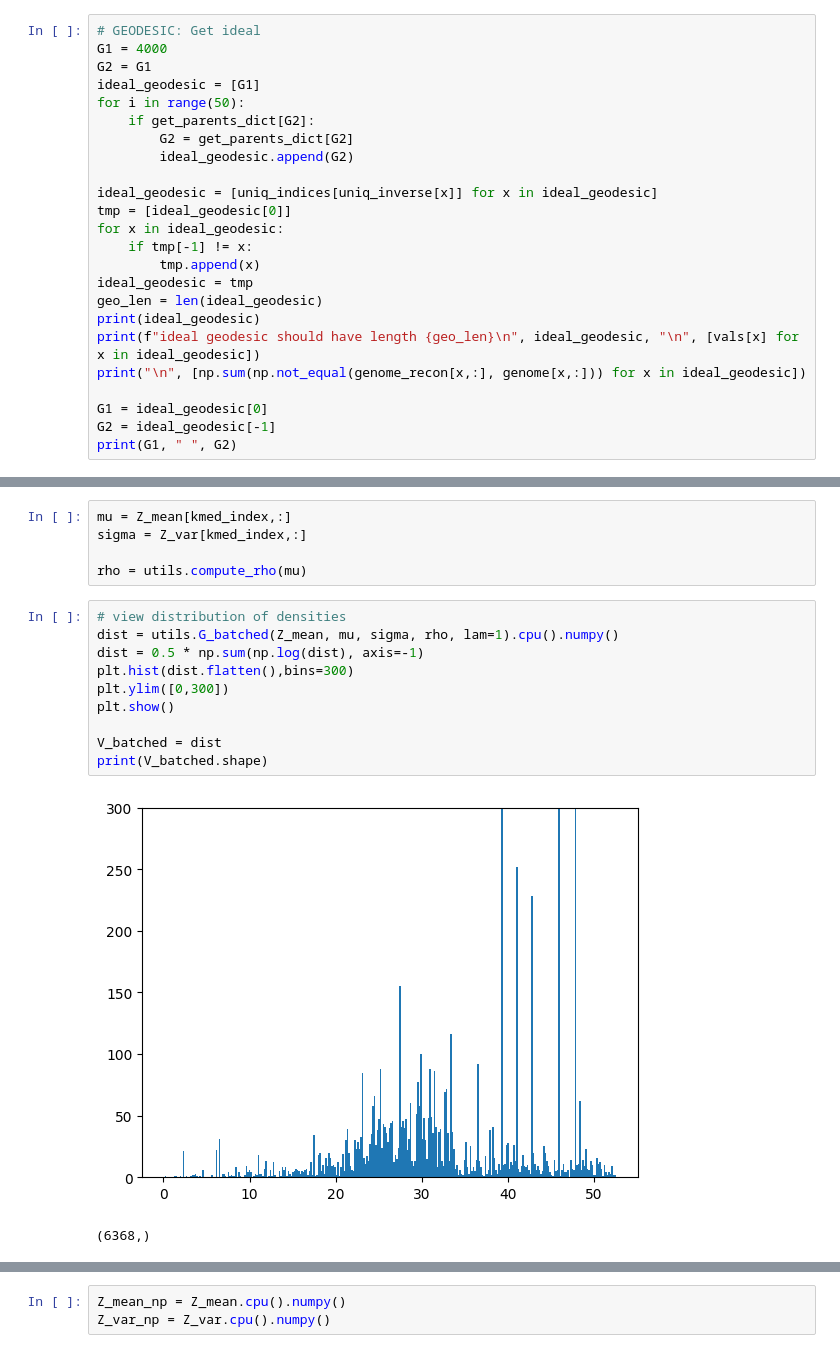
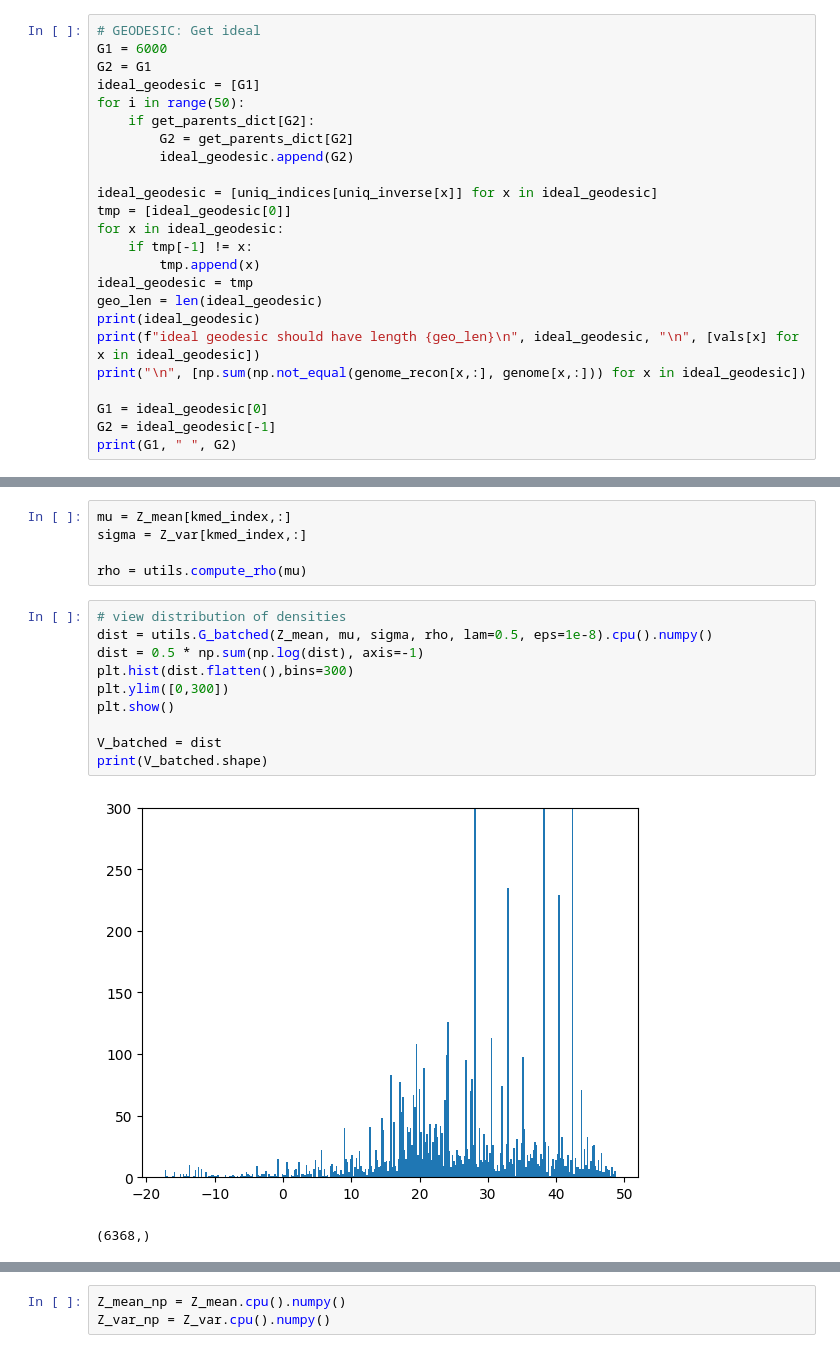
Before and after one commit to blab/sequence-vaes, a Jupyter notebook: VAE_standard/VAE_diffusion.ipynb, the cells around one changed output, grey strips where cells are left out. Saved outputs shown, nothing was run; the diff lists cells and outputs as text.

```diff
--- a/VAE_standard/VAE_diffusion.ipynb
+++ b/VAE_standard/VAE_diffusion.ipynb
@@ -181,7 +181,7 @@ print(uniq_indices.shape)
 (1593,)
 # %%
 # GEODESIC: Get ideal
-G1 = 4000
+G1 = 6000
 G2 = G1
 ideal_geodesic = [G1]
 for i in range(50):
@@ -428,16 +428,16 @@ sigma = Z_var[kmed_index,:]
 rho = utils.compute_rho(mu)
 # %%
 # view distribution of densities
-dist = utils.G_batched(Z_mean, mu, sigma, rho, lam=1).cpu().numpy()
+dist = utils.G_batched(Z_mean, mu, sigma, rho, lam=0.5, eps=1e-8).cpu().numpy()
 dist = 0.5 * np.sum(np.log(dist), axis=-1)
 plt.hist(dist.flatten(),bins=300)
 plt.ylim([0,300])
 plt.show()
 
 V_batched = dist
 print(V_batched.shape)
 # %% [output]
-[figure, old version]
+[figure, new version]
 (6368,)
 # %%
 lam=1
```
Also changed, not shown: parts of 13 cells of this notebook, 6 other files.
